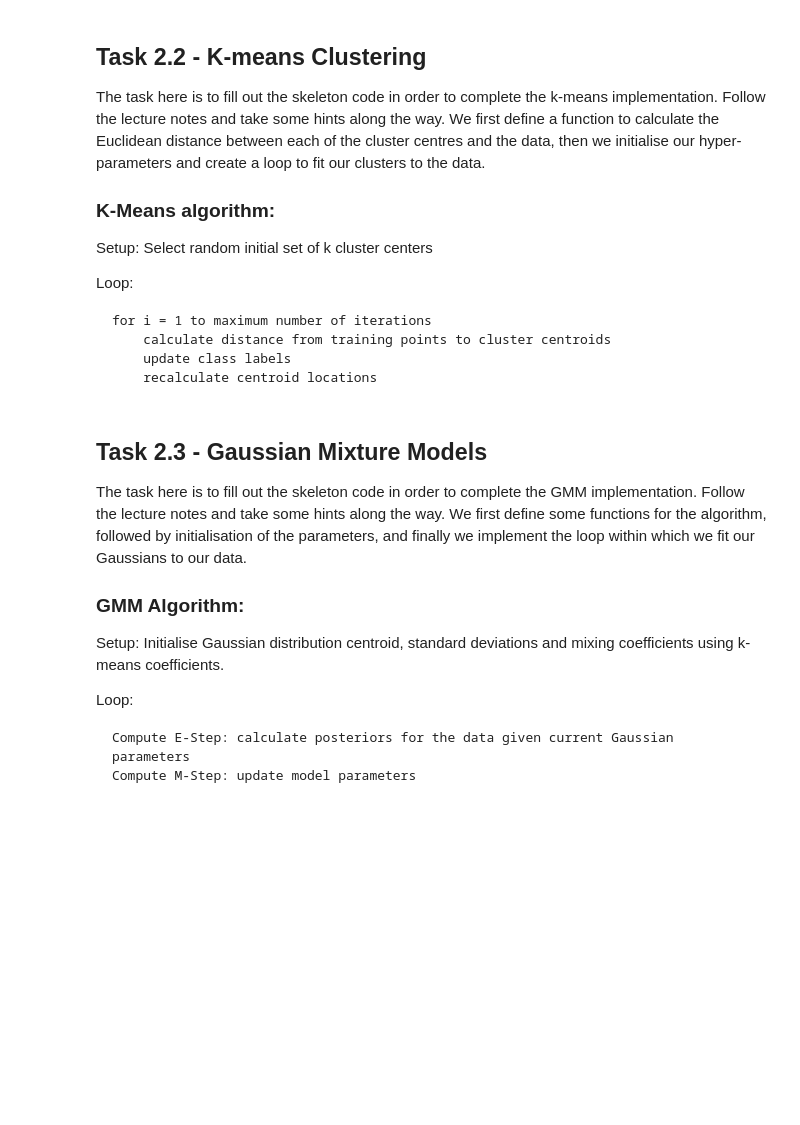
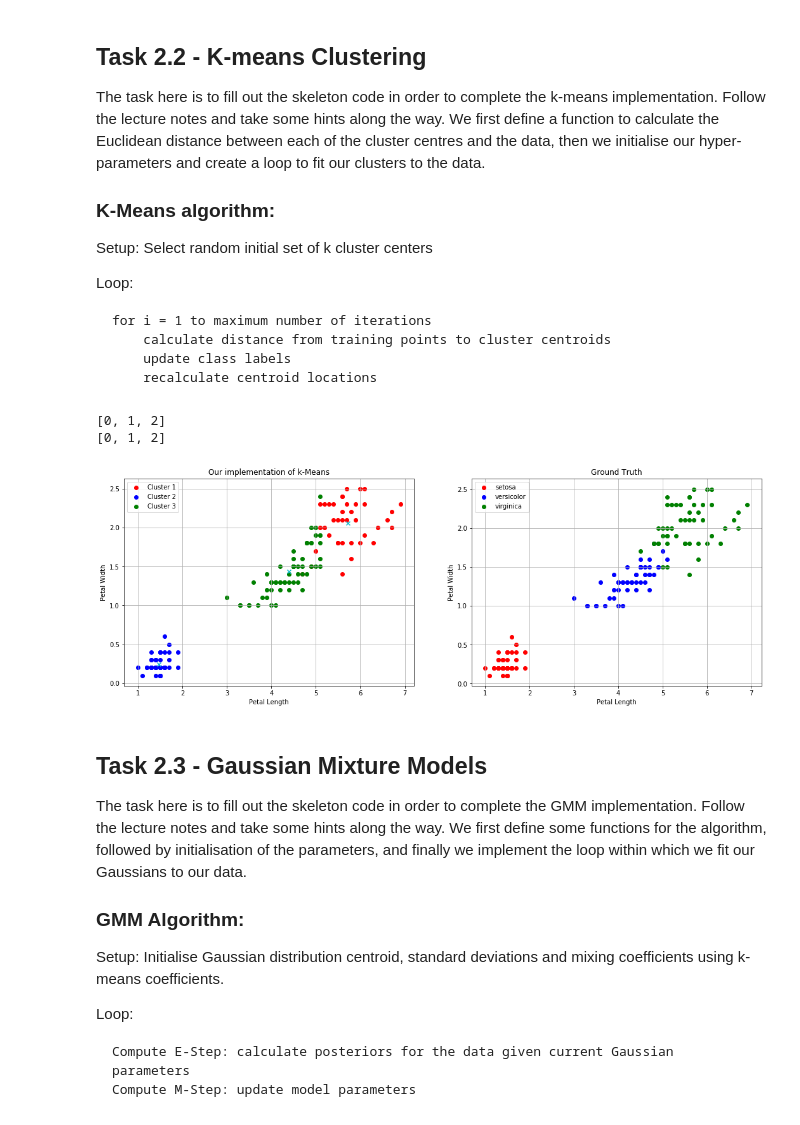
Before and after one commit to LuffyKing/BDML, a Jupyter notebook: BDML_lab2.ipynb, the cells around one changed output. Drawn from its saved outputs; the diff is of its cells as text; code cells hidden in the pictures; blank space fills up the shorter version.

```diff
--- a/BDML_lab2.ipynb
+++ b/BDML_lab2.ipynb
@@ -96,51 +98,62 @@ def euclidean_distance(k_centroid, datapoints):
 
 
 def k_means(data, k, n_iteration):
-    k_centroid =  # TODO: Select cluster centroids. Hint: np.random.choice into data with k
+    k_centroids = data[np.random.choice(data.shape[0], k)] # TODO: Select cluster centroids. Hint: np.random.choice into data with k
 
-    for i_iteration in # TODO: Loop over each iteration.
-        prev_k_centroid = k_centroid
+    for i_iteration in range(1, n_iteration+1):# TODO: Loop over each iteration.
+        prev_k_centroids = k_centroids
 
         # Calculate distances
-        dists = euclidean_distance(k_centroid, data)
+        dists = euclidean_distance(k_centroids, data)
 
         # Reassign labels
         # TODO: Get cluster label based on distance from centroid. Hint: np.argmin.
-        predicted_label =
+
+        predicted_label = np.argmin(dists, axis=1)
 
         # Recalculate centroids
-        new_centroid = np.zeros(shape=[k, data.shape[1]])
-        for i_k in # TODO: Loop over each cluster i_k.
+        new_centroids = np.zeros(shape=[k, data.shape[1]])
+        for i_k in range(k_centroid.shape[0]):# TODO: Loop over each cluster i_k.
             # Get all datapoints alocated to cluster i_k
-            cluster_data =  # TODO: Slice into data with predicted_label.
+            isClusterDataPoint = predicted_label == i_k
+            cluster_data = data[isClusterDataPoint] # TODO: Slice into data with predicted_label.
             # Calculate the mean of this cluster
-            new_centroid[i_k, :] =  # TODO: Calculate mean of datapoints.
+            new_centroids[i_k, :] =  np.mean(cluster_data, axis=0)# TODO: Calculate mean of datapoints.
 
         # Assign the new cluster centers
-        k_centroid = new_centroid
+        k_centroids = new_centroids
 
         print('Iteration {0}: total update distance of centroids: {1}'.format(
-            i_iteration, np.sum(np.abs(new_centroid - prev_k_centroid))), end='\r')
+            i_iteration, np.sum(np.abs(new_centroids - prev_k_centroids))), end='\r')
 
-    return predicted_label, k_centroid
+    return predicted_label, k_centroids
 # %%
-k =  # TODO: Select a number of clusters.
-n_iteration =  # TODO: Select a number of iterations.
+k =  3# TODO: Select a number of clusters.
+n_iteration = 500 # TODO: Select a number of iterations.
 
 predicted_label, k_centroid = k_means(data, k, n_iteration)
+plt.figure(figsize=(18, 6))
 
+plt.subplot(121)
 # Visualisation of model predictions
 # TODO: Plot two feature dimensions against eachother, label with the predicted cluster labels.
 # TODO: Plot the cluster centroids on top. Hint: use a different shaped marker with 'marker="x"'.
 # TODO: Label axes correctly.
-plt.title('Our implementation of k-Means')
-plt.show()
+scatterPlotV2(2, 3, data, plt, 'Petal Length', 'Petal Width', prediction=predicted_label, labels=['Cluster 1', 'Cluster 2', 'Cluster 3'], colours=['r', 'b', 'g'], title='Our implementation of k-Means' )
+for centroid in k_centroid:
+    plt.scatter(centroid[2], centroid[3], c='tab:cyan', marker="x")
+# plt.show()
 
 # Visualisation of ground truth
 # TODO: Plot two feature dimensions against eachother, label with the ground truth labels.
 # TODO: Label axes correctly.
-plt.title('Ground truth')
+plt.subplot(122)
+scatterPlotV2(2, 3, data, plt, 'Petal Length', 'Petal Width', prediction=labels, labels=['setosa', 'versicolor', 'virginica'], colours=['r', 'b', 'g'], title='Ground Truth' )
 plt.show()
+# %% [output]
+[0, 1, 2]
+[0, 1, 2]
+[figure, added]
 # %% [markdown]
 ## Task 2.3 - Gaussian Mixture Models
 The task here is to fill out the skeleton code in order to complete the GMM implementation. Follow the lecture notes and take some hints along the way. We first define some functions for the algorithm, followed by initialisation of the parameters, and finally we implement the loop within which we fit our Gaussians to our data.
```
Also changed, not shown: parts of 2 cells of this notebook.
